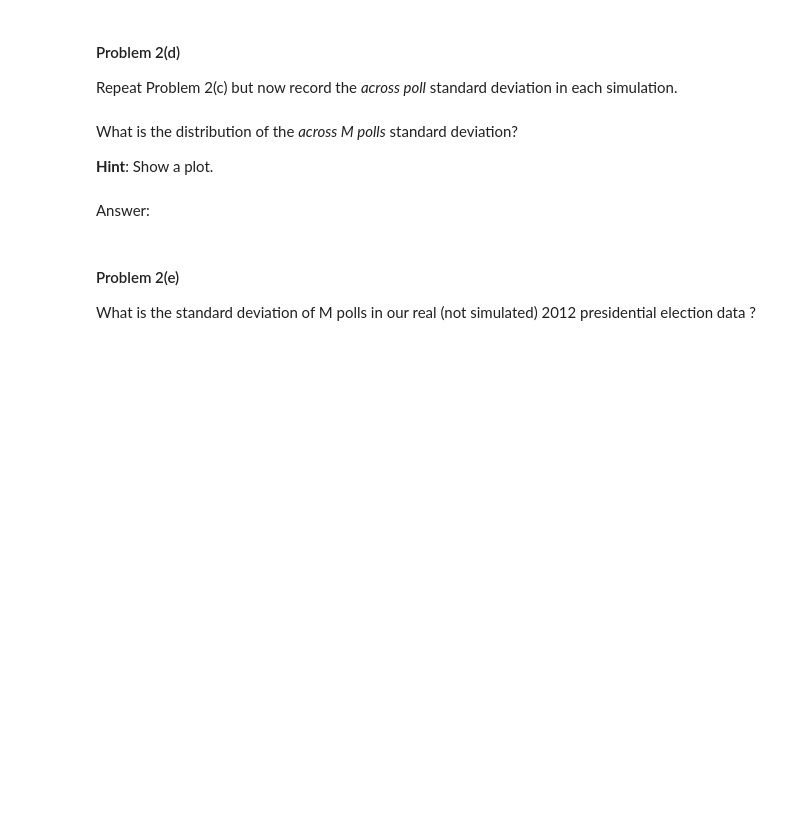
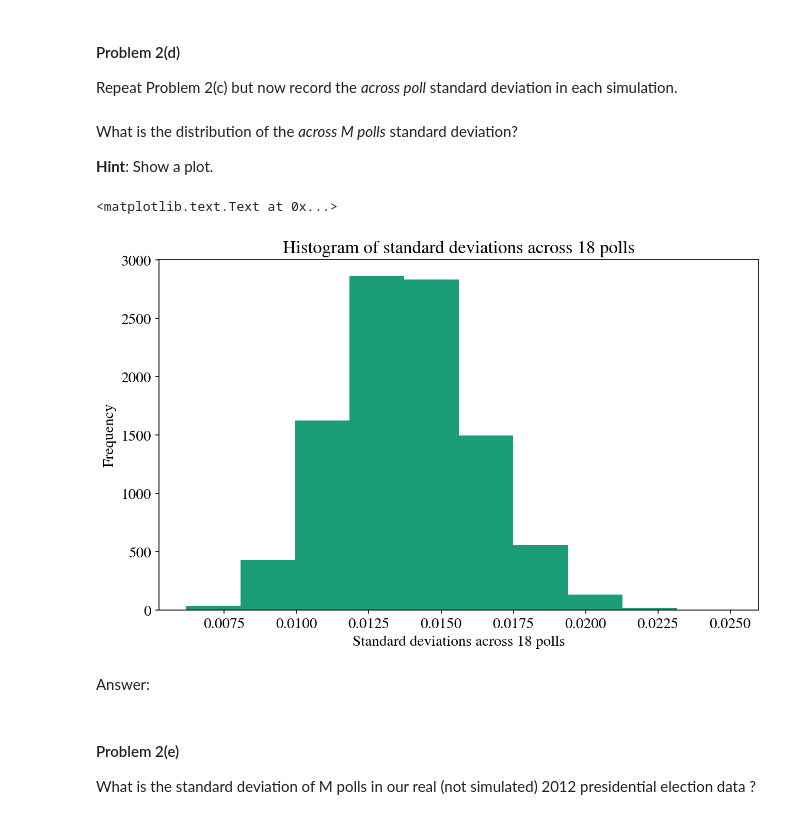
Before and after one commit to ShichengChen/cs109, a Jupyter notebook: 2014-master/homework/HW2.ipynb, the cells around one changed output. Cells and saved outputs as stored; diff of their text form; code cells hidden in the pictures; blank space fills up the shorter version.

```diff
--- a/2014-master/homework/HW2.ipynb
+++ b/2014-master/homework/HW2.ipynb
@@ -549,3 +553,5 @@ Repeat Problem 2(c) but now record the *across poll* standard deviation in each
+# %%
+sds = map(lambda x:np.std(np.random.binomial(N,p,size=M),ddof=0) / N,range(10000))
 # %% [markdown]
 What is the distribution of the *across M polls* standard deviation?
 
@@ -555,3 +559,11 @@ What is the distribution of the *across M polls* standard deviation?
+# %%
+plt.hist(sds)
+plt.xlabel('Standard deviations across %i polls' % M)
+plt.ylabel('Frequency')
+plt.title('Histogram of standard deviations across %i polls' % M)
+# %% [output]
+<matplotlib.text.Text at 0x...>
+[figure, added]
 # %% [markdown]
 Answer:
 # %% [markdown]
```
Also changed, not shown: parts of 35 cells of this notebook, 5 other files.
